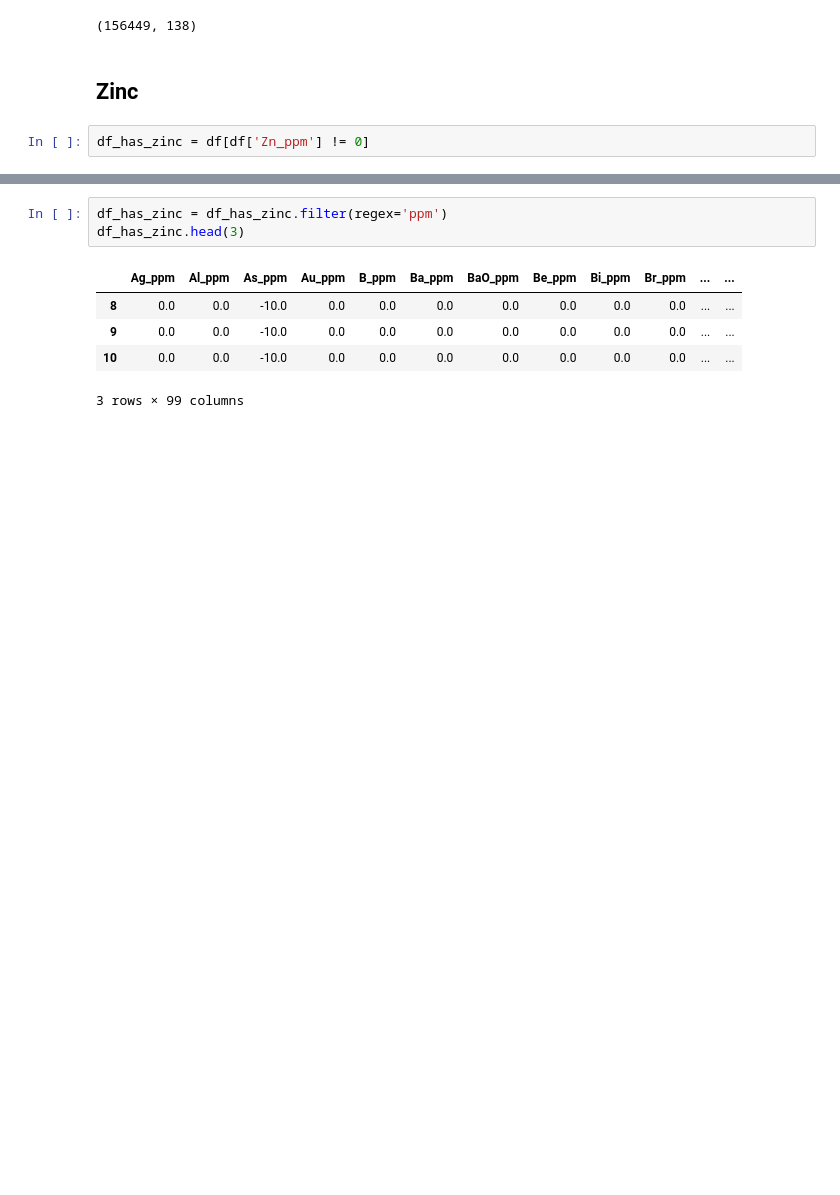
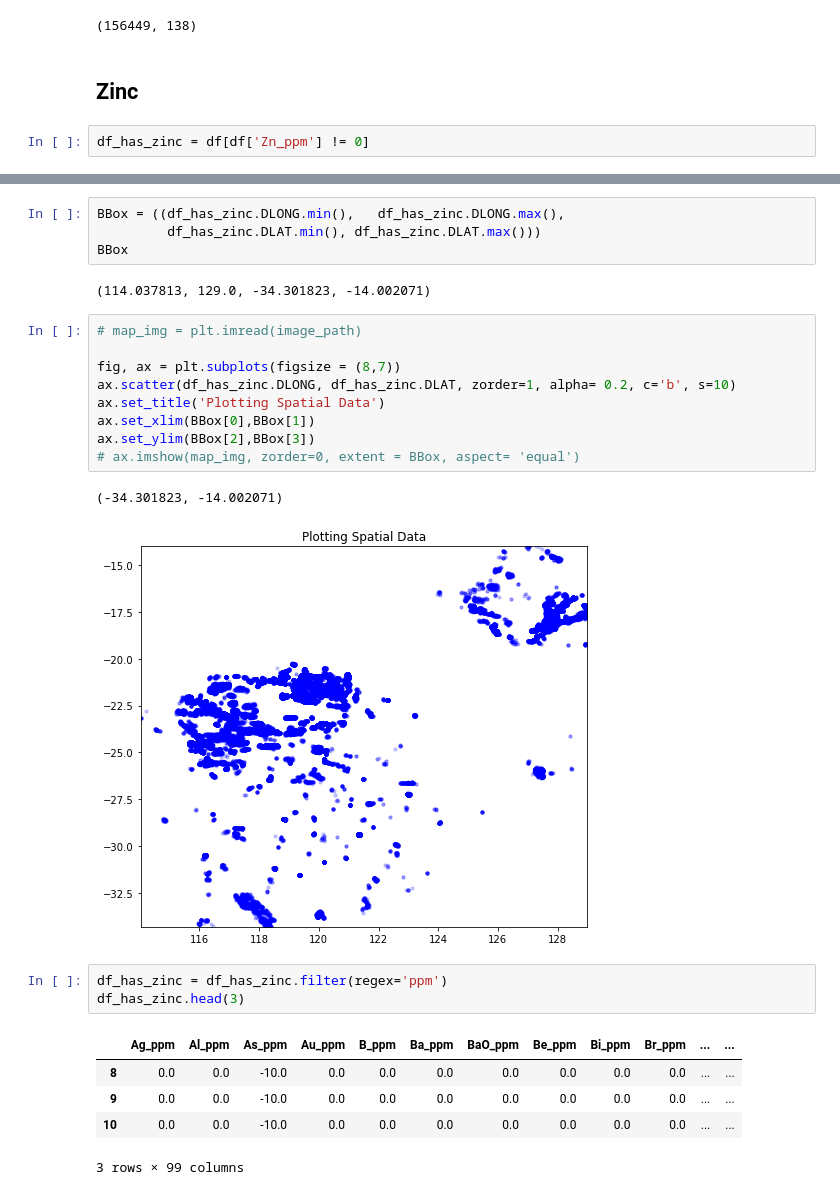
Before and after one commit to franticOreo/CriticalMinerals, a Jupyter notebook: eli/WAMEX EDA.ipynb, the cells around one changed output, grey strips where cells are left out. Drawn from its saved outputs; the diff is of its cells as text; blank space fills up the shorter version.

```diff
--- a/eli/WAMEX EDA.ipynb
+++ b/eli/WAMEX EDA.ipynb
@@ -128,3 +146,21 @@ df_has_zinc = df[df['Zn_ppm'] != 0]
+# %%
+BBox = ((df_has_zinc.DLONG.min(),   df_has_zinc.DLONG.max(),
+         df_has_zinc.DLAT.min(), df_has_zinc.DLAT.max()))
+BBox
+# %% [output]
+(114.037813, 129.0, -34.301823, -14.002071)
+# %%
+# map_img = plt.imread(image_path)
+
+fig, ax = plt.subplots(figsize = (8,7))
+ax.scatter(df_has_zinc.DLONG, df_has_zinc.DLAT, zorder=1, alpha= 0.2, c='b', s=10)
+ax.set_title('Plotting Spatial Data')
+ax.set_xlim(BBox[0],BBox[1])
+ax.set_ylim(BBox[2],BBox[3])
+# ax.imshow(map_img, zorder=0, extent = BBox, aspect= 'equal')
+# %% [output]
+(-34.301823, -14.002071)
+[figure, added]
 # %%
 df_has_zinc = df_has_zinc.filter(regex='ppm')
 df_has_zinc.head(3)
```
Also changed, not shown: parts of 6 cells of this notebook, 1 other file.
